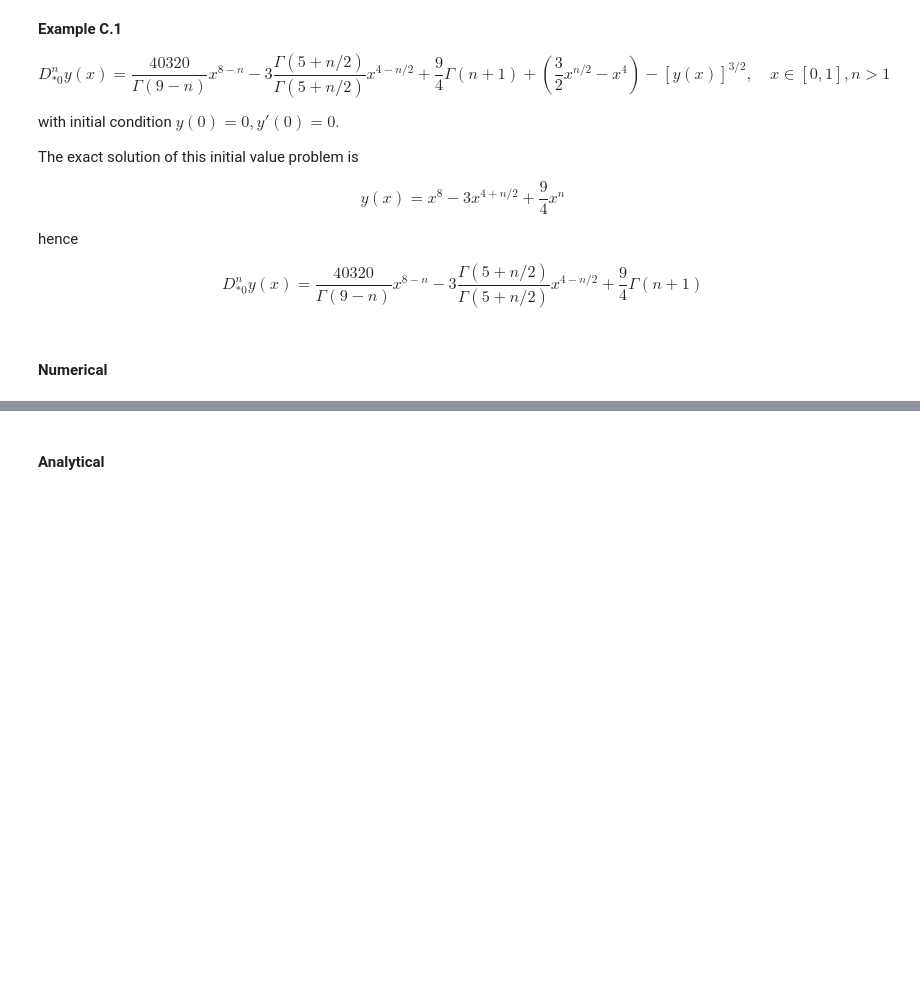
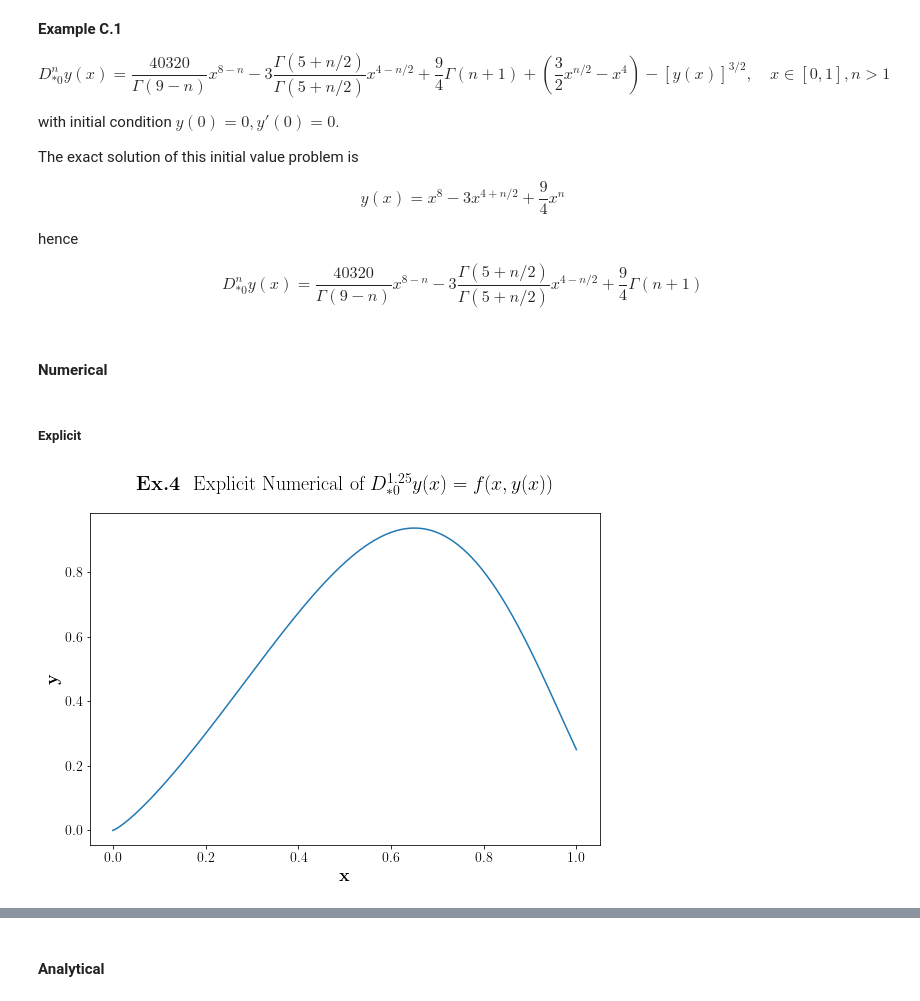
Before and after one commit to EastMagica/FDE, a Jupyter notebook: single_term_equation.ipynb, the cells around one changed output, grey strips where cells are left out. Saved outputs shown, nothing was run; the diff lists cells and outputs as text; code cells hidden in the pictures; blank space fills up the shorter version.

Commit message:
update plot script

```diff
--- a/single_term_equation.ipynb
+++ b/single_term_equation.ipynb
@@ -455,28 +476,33 @@ def fun_4(t, y):
     expr4 = (3/2 * t**(n/2) - t**4)**3
     expr5 = y**(3/2)
     return expr1 - expr2 + expr3 + expr4 - expr5
+# %% [markdown]
+##### Explicit
 # %%
-test_4 = Adams(
+test_4_ex = Adams(
     func=fun_4,
     dy0=[np.array([0]), np.array([0])],
     dn=n,
     time_opt={
         "domain": np.array([0., 1.]),
         "n": 200
-    }
+    },
+    mode='predictor'
 )
-y_data_4 = test_4.iterator()
+y_data_4_ex = test_4_ex.iterator()
 # %%
 fig, ax = get_ax(
-    title=f"\\textbf{{Ex.4 }} Numerical of $D_{{*0}}^{{{n}}}y(x)=f(x, y(x))$"
+    title=f"\\textbf{{Ex.4 }} Explicit Numerical of $D_{{*0}}^{{{n}}}y(x)=f(x, y(x))$"
 )
 
 ax.plot(
-    test_4.t.seq, y_data_4,
+    test_4_ex.t.seq, y_data_4_ex,
     # marker=".", markersize=12,
     # markevery=0.05
 )
 
 set_ax(ax, legend=False)
 
 # plt.savefig("ex.4.num.png")
+# %% [output]
+[figure, added]
```
Also changed, not shown: parts of 35 cells of this notebook, 7 other files.
